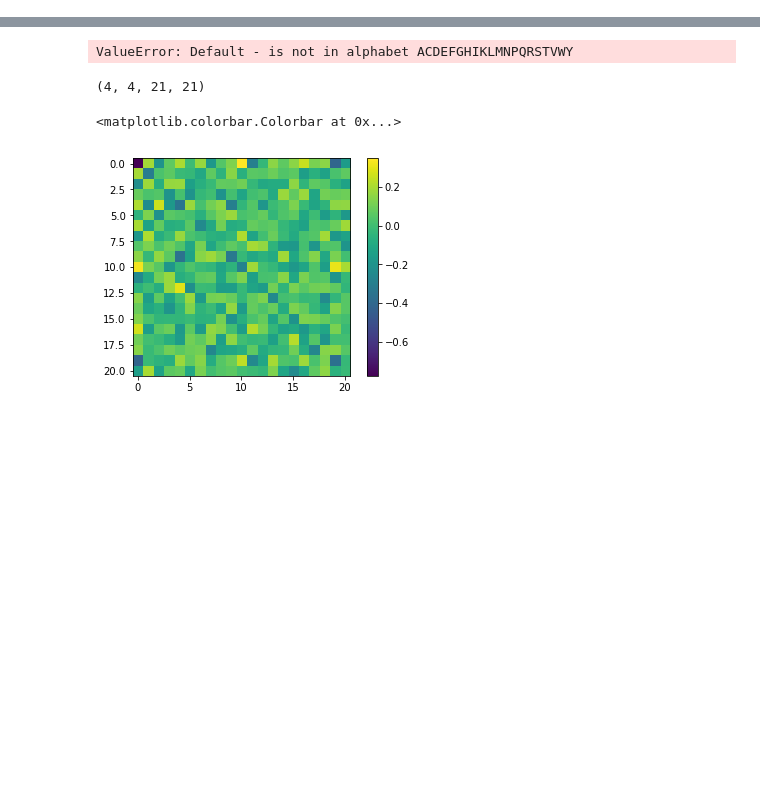
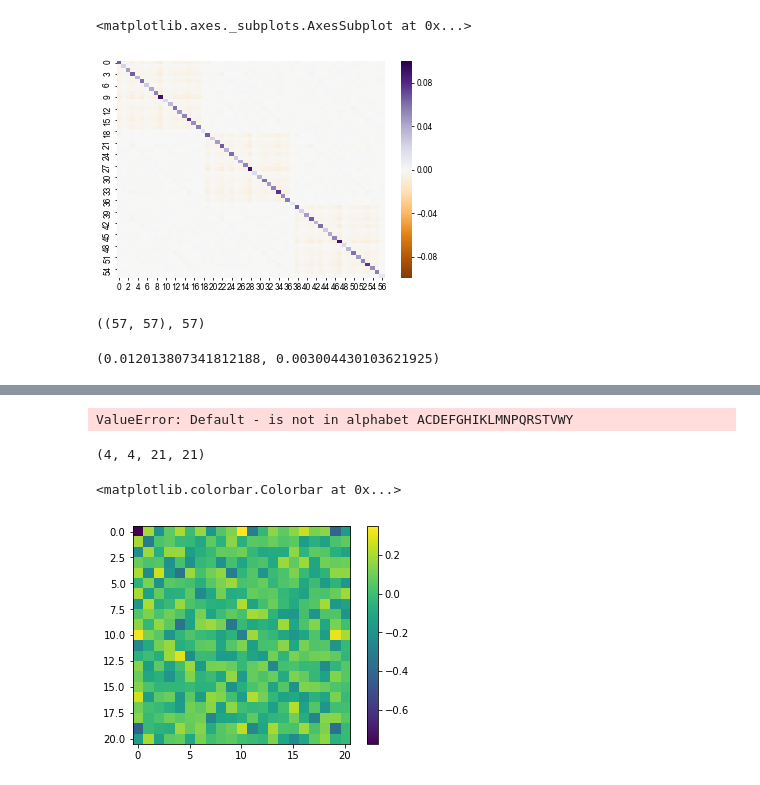
Before and after one commit to andim/peptidome, a Jupyter notebook: code/maxent/mfmaxent.ipynb, the cells around one changed output, grey strips where cells are left out. Cells and saved outputs as stored; diff of their text form; code cells hidden in the pictures; blank space fills up the shorter version.

```diff
--- a/code/maxent/mfmaxent.ipynb
+++ b/code/maxent/mfmaxent.ipynb
@@ -42,0 +49,11 @@ cij = evcouplings.couplings.compute_covariance_matrix(fi, fij)
+# %%
+sns.heatmap(cij, vmin=-0.1, vmax=0.1, cmap='PuOr')
+# %% [output]
+<matplotlib.axes._subplots.AxesSubplot at 0x...>
+[figure, added]
+# %%
+q = len(aminoacids)
+N = k
+cij.shape, N*(q-1)
+# %% [output]
+((57, 57), 57)
@@ -43 +65,5 @@ cij = evcouplings.couplings.compute_covariance_matrix(fi, fij)
+# %%
+np.diagonal(cij).min(), A.max()
+# %% [output]
+(0.012013807341812188, 0.003004430103621925)
 # %%
```
Also changed, not shown: parts of 48 cells of this notebook, 8 other files.
